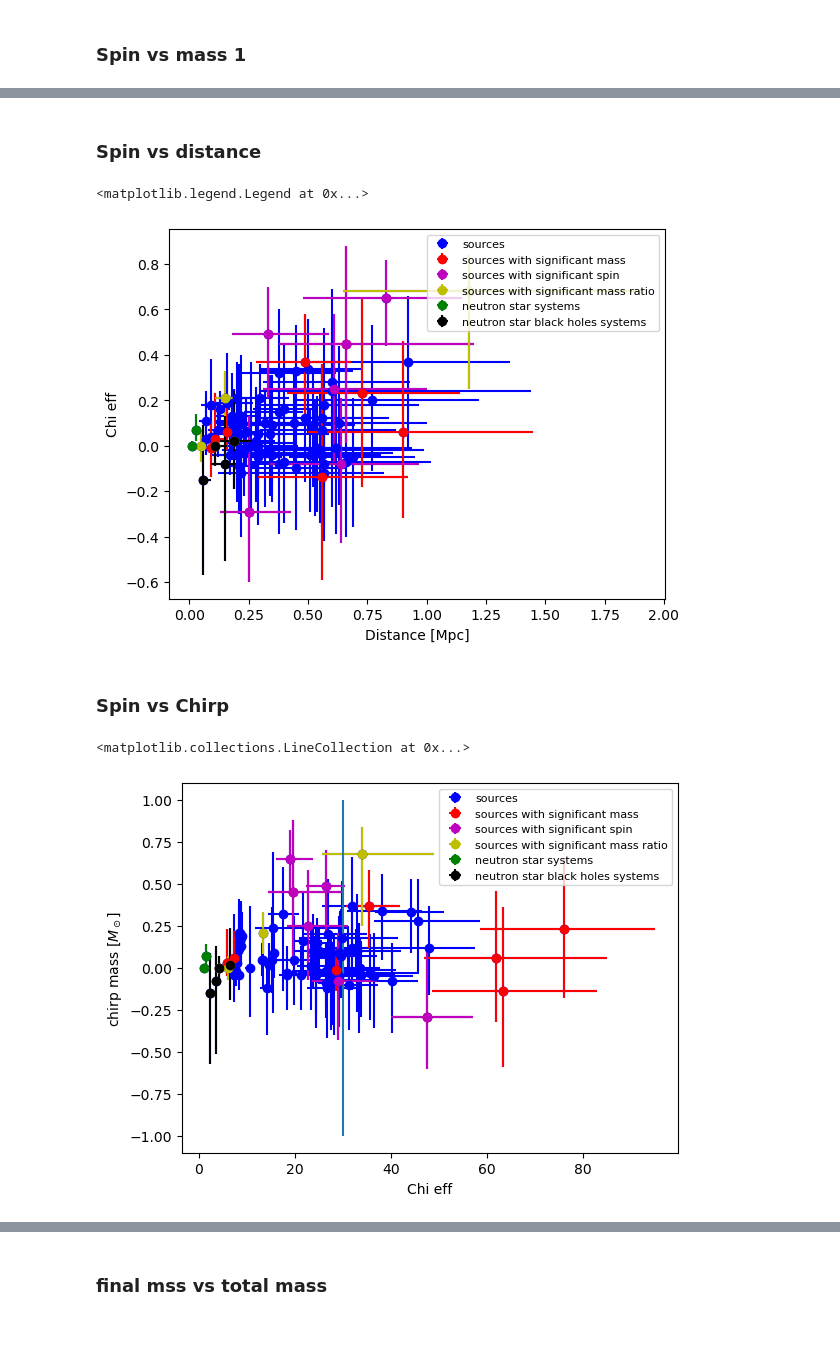
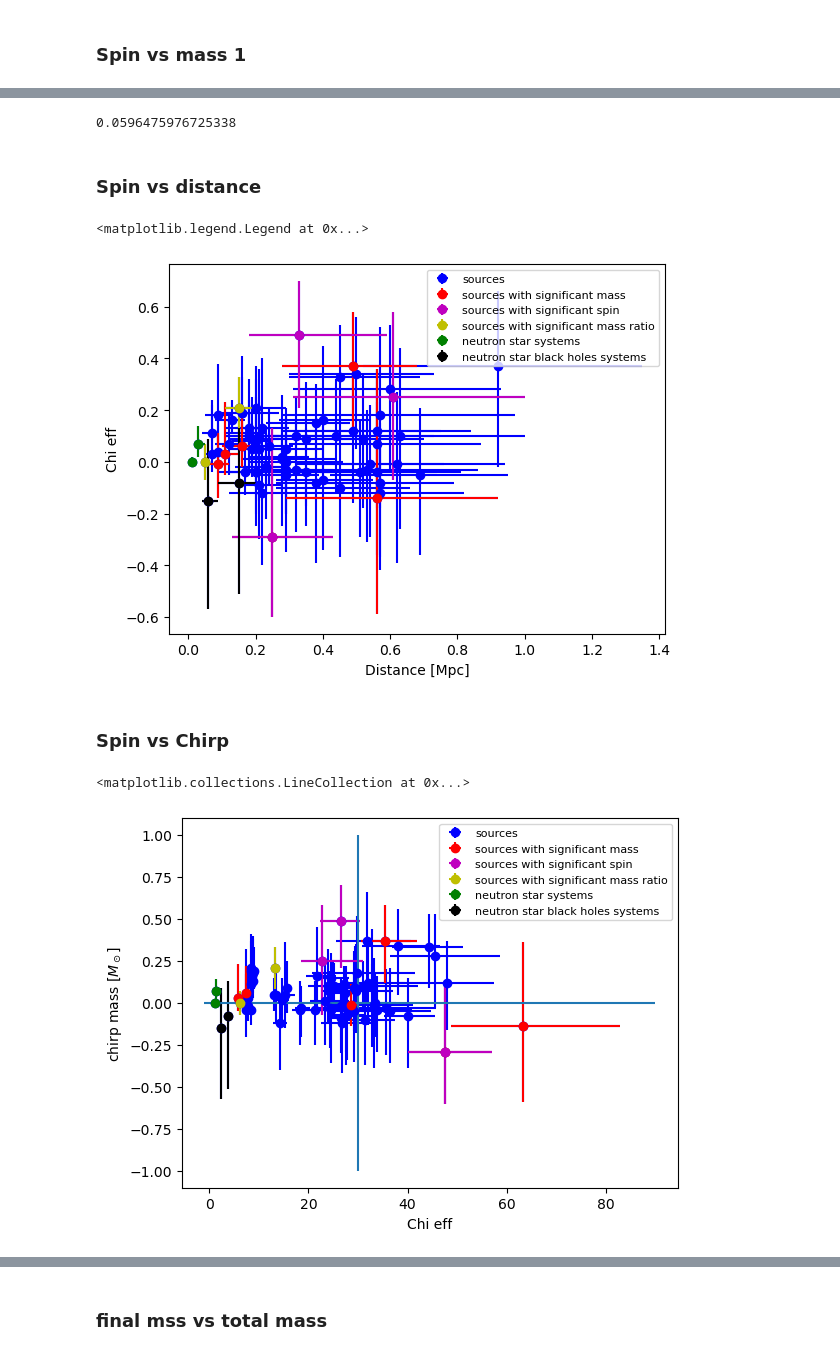
Before and after one commit to Sareva00/LIGO-project, a Jupyter notebook: properties.ipynb, the cells around one changed output, grey strips where cells are left out. Drawn from its saved outputs; the diff is of its cells as text; code cells hidden in the pictures.

```diff
--- a/properties.ipynb
+++ b/properties.ipynb
@@ -28,6 +28,8 @@ spin = ["GW190514_065416", "GW190517_055101","GW190719_215514", "GW191109_010717
 ratio = ["GW190814","GW190412","GW190403_051519", "GW191219_163120","GW200210_092254"]
 Ns = ["GW170817", "GW190425"]
 NSBH = ["GW191219_163120","GW200115_042309","GW200210_092254","GW190917_114630"]
+# %%
+prop = prop[prop['far']<1]
 # %%
 prop.drop(columns=["id", "version", "catalog.shortName", "GPS", "reference", "jsonurl", "far", "p_astro"], inplace=True)
 prop
@@ -400,3 +472,7 @@ plt.legend(loc="upper right", fontsize= 8)
+# %%
+correlation("chi_eff", "mass_1")
+# %% [output]
+0.0596475976725338
 # %% [markdown]
 ### Spin vs distance
 # %%
@@ -409,15 +485,16 @@ plt.legend(loc="upper right", fontsize= 8)
 #plt.xlim([0,6000])
 # %% [output]
 <matplotlib.legend.Legend at 0x...>
-[figure, old version]
+[figure, new version]
 # %% [markdown]
 ### Spin vs Chirp
 # %%
 graph("chirp_mass", "chi_eff" , "chirp_mass_lw" , "chirp_mass_up" , "chi_eff_lw" , "chi_eff_up" )
 
 plt.xlabel ('Chi eff')
 plt.ylabel ('chirp mass [$M_\odot$]')
 plt.vlines(x=30, ymin = -1, ymax= 1)
+plt.hlines(y=0, xmin = -1, xmax= 90)
 # %% [output]
 <matplotlib.collections.LineCollection at 0x...>
-[figure, old version]
+[figure, new version]
```
Also changed, not shown: parts of 50 cells of this notebook.
